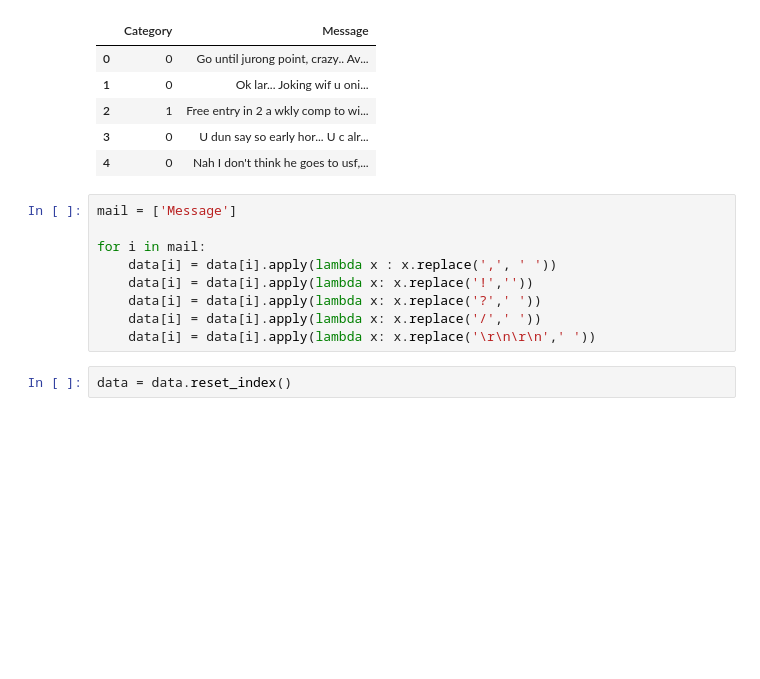
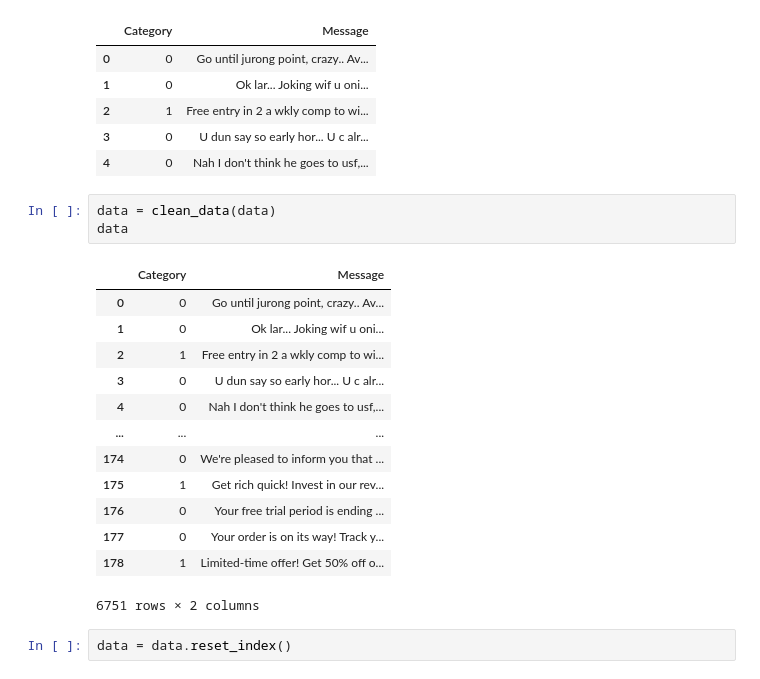
Before and after one commit to OLUYAKOBO/email_spam_detector, a Jupyter notebook: model.ipynb, the cells around one changed output. Cells and saved outputs as stored; diff of their text form; blank space fills up the shorter version.

```diff
--- a/model.ipynb
+++ b/model.ipynb
@@ -122,15 +123,23 @@ data.head()
 | 2 | 1 | Free entry in 2 a wkly comp to wi... |
 | 3 | 0 | U dun say so early hor... U c alr... |
 | 4 | 0 | Nah I don't think he goes to usf,... |
-# %%
-mail = ['Message']
-
-for i in mail:
-    data[i] = data[i].apply(lambda x : x.replace(',', ' '))
-    data[i] = data[i].apply(lambda x: x.replace('!',''))
-    data[i] = data[i].apply(lambda x: x.replace('?',' '))
-    data[i] = data[i].apply(lambda x: x.replace('/',' '))
-    data[i] = data[i].apply(lambda x: x.replace('\r\n\r\n',' '))
+# %%
+data = clean_data(data)
+data
+# %% [output]
+|  | Category | Message |
+| 0 | 0 | Go until jurong point, crazy.. Av... |
+| 1 | 0 | Ok lar... Joking wif u oni... |
+| 2 | 1 | Free entry in 2 a wkly comp to wi... |
+| 3 | 0 | U dun say so early hor... U c alr... |
+| 4 | 0 | Nah I don't think he goes to usf,... |
+| ... | ... | ... |
+| 174 | 0 | We're pleased to inform you that ... |
+| 175 | 1 | Get rich quick! Invest in our rev... |
+| 176 | 0 | Your free trial period is ending ... |
+| 177 | 0 | Your order is on its way! Track y... |
+| 178 | 1 | Limited-time offer! Get 50% off o... |
+6751 rows × 2 columns
 # %%
 data = data.reset_index()
 # %%
```
Also changed, not shown: parts of 12 cells of this notebook, 4 other files.
